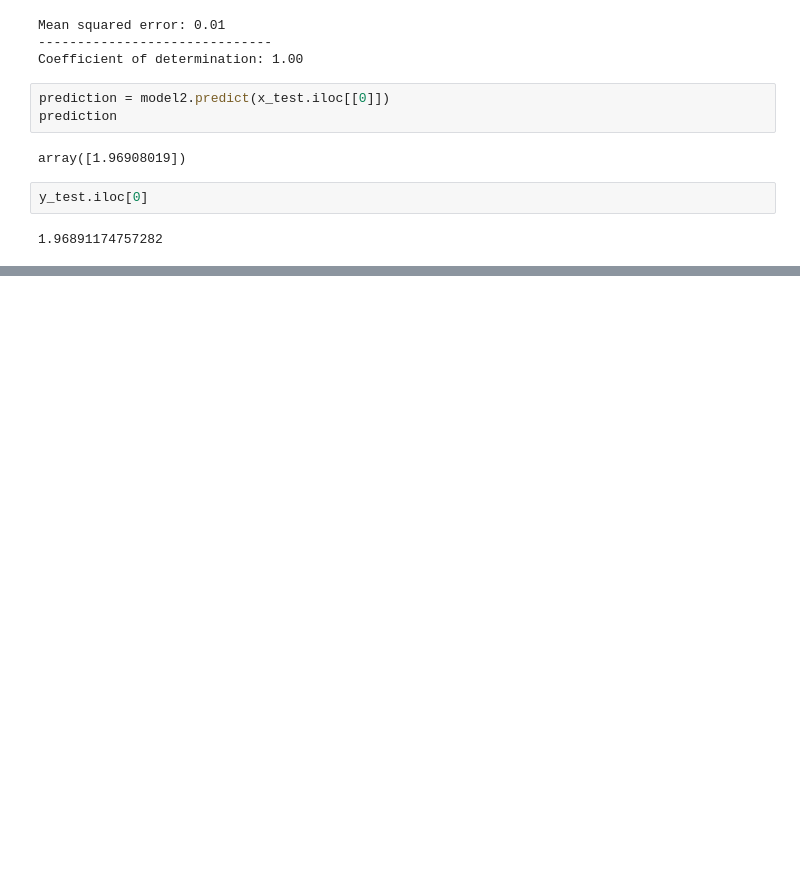
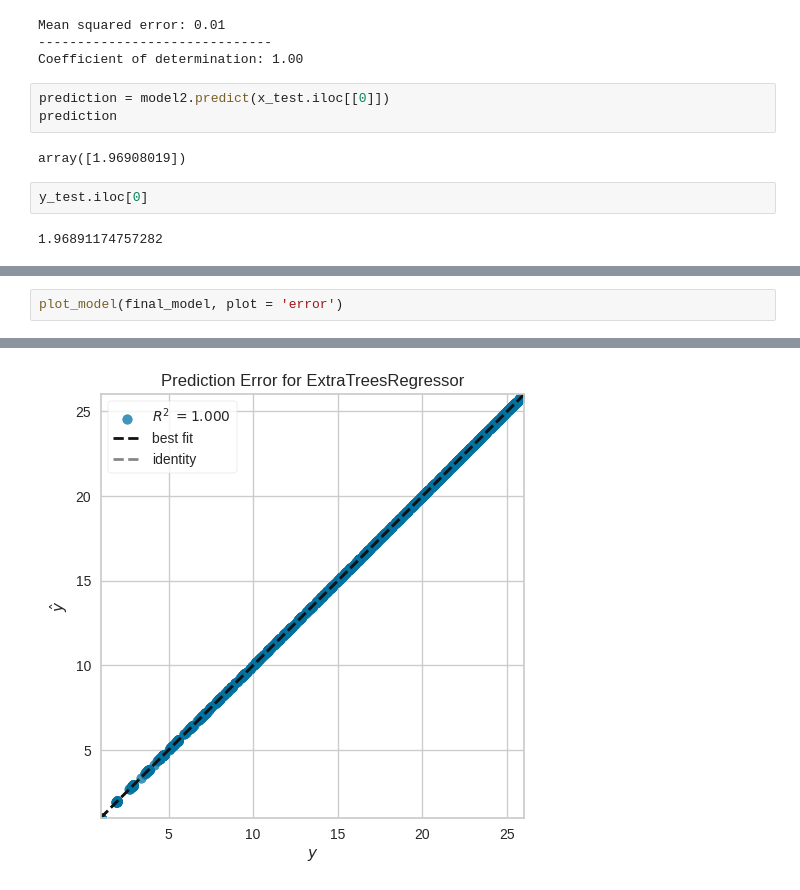
Before and after one commit to MayarQasrawi/Artificial-Intelligent, a Jupyter notebook: ML_Assignment.ipynb, the cells around one changed output, grey strips where cells are left out. Cells and saved outputs as stored; diff of their text form; blank space fills up the shorter version.

```diff
--- a/ML_Assignment.ipynb
+++ b/ML_Assignment.ipynb
@@ -404,0 +504,3 @@ R2: None
+# %%
+plot_model(final_model, plot = 'error')
+# %% [output]
@@ -404,0 +508 @@ R2: None
+[figure, added]
```
Also changed, not shown: parts of 38 cells of this notebook.
